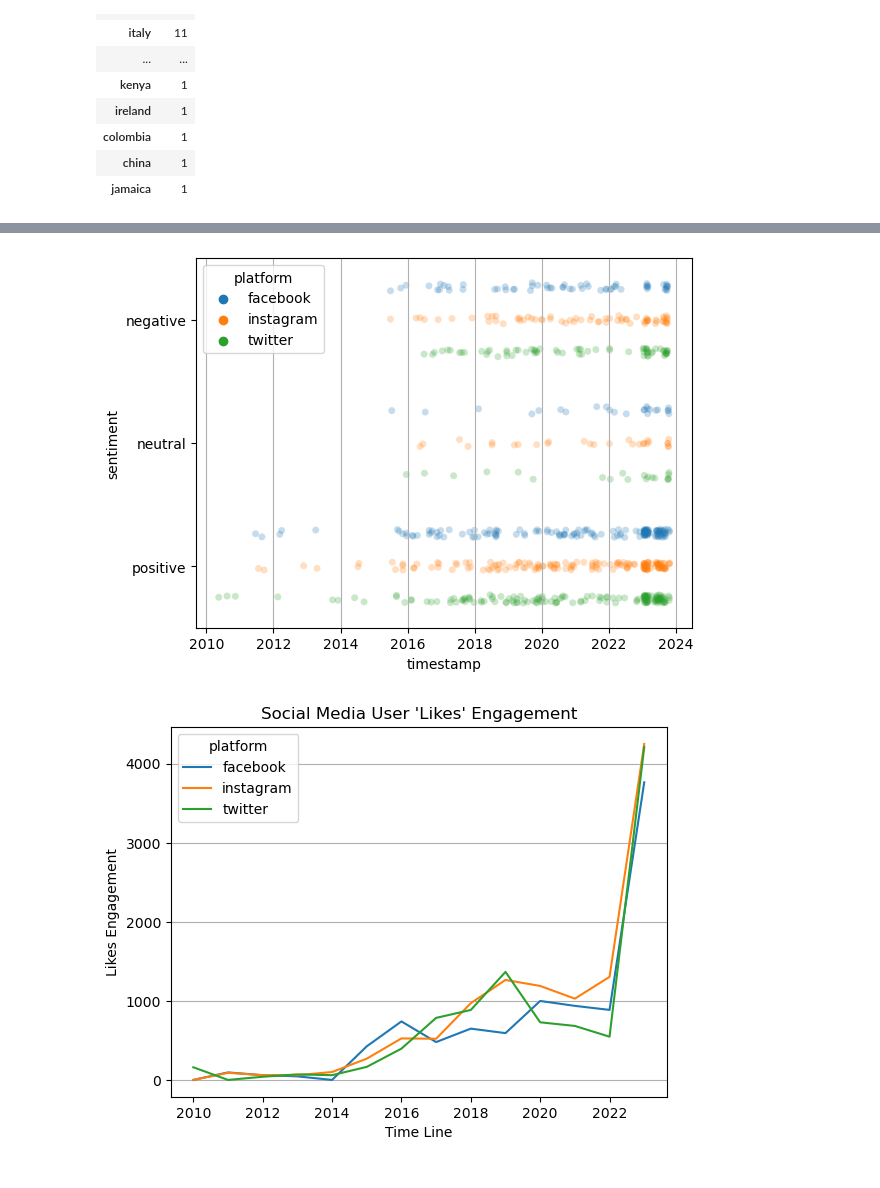
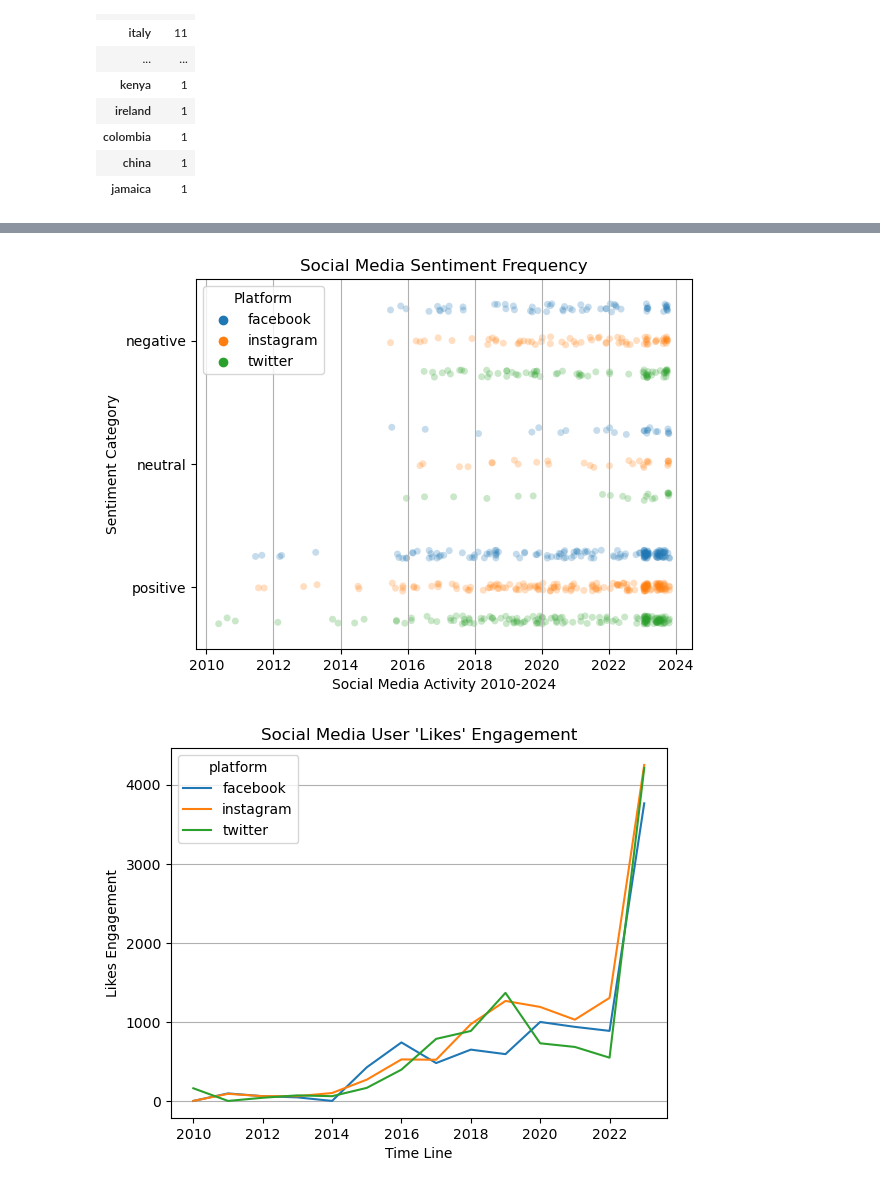
Before and after one commit to jasondo-da/Social_Media_Analysis, a Jupyter notebook: social_media_sentiments_analysis.ipynb, the cells around one changed output, grey strips where cells are left out. Saved outputs shown, nothing was run; the diff lists cells and outputs as text; code cells hidden in the pictures.

Commit message:
Add files via upload
improved charts

```diff
--- a/social_media_sentiments_analysis.ipynb
+++ b/social_media_sentiments_analysis.ipynb
@@ -715,10 +794,13 @@ plt.show()
 # %%
-sns.stripplot(
-    data=sm, x='timestamp', y='sentiment', hue='platform', dodge=True, alpha=.25, zorder=1)
+sns.stripplot(data=sm, x='timestamp', y='sentiment', hue='platform', dodge=True, alpha=.25, zorder=1)
+plt.title('Social Media Sentiment Frequency')
+plt.xlabel('Social Media Activity 2010-2024')
+plt.ylabel('Sentiment Category')
+plt.legend(title='Platform')
 plt.grid(axis='x')
 plt.show()
 # %% [output]
-[figure, old version]
+[figure, new version]
 # %%
 sm.pivot_table(index='year',
                columns='platform',
```
Also changed, not shown: parts of 8 cells of this notebook.
